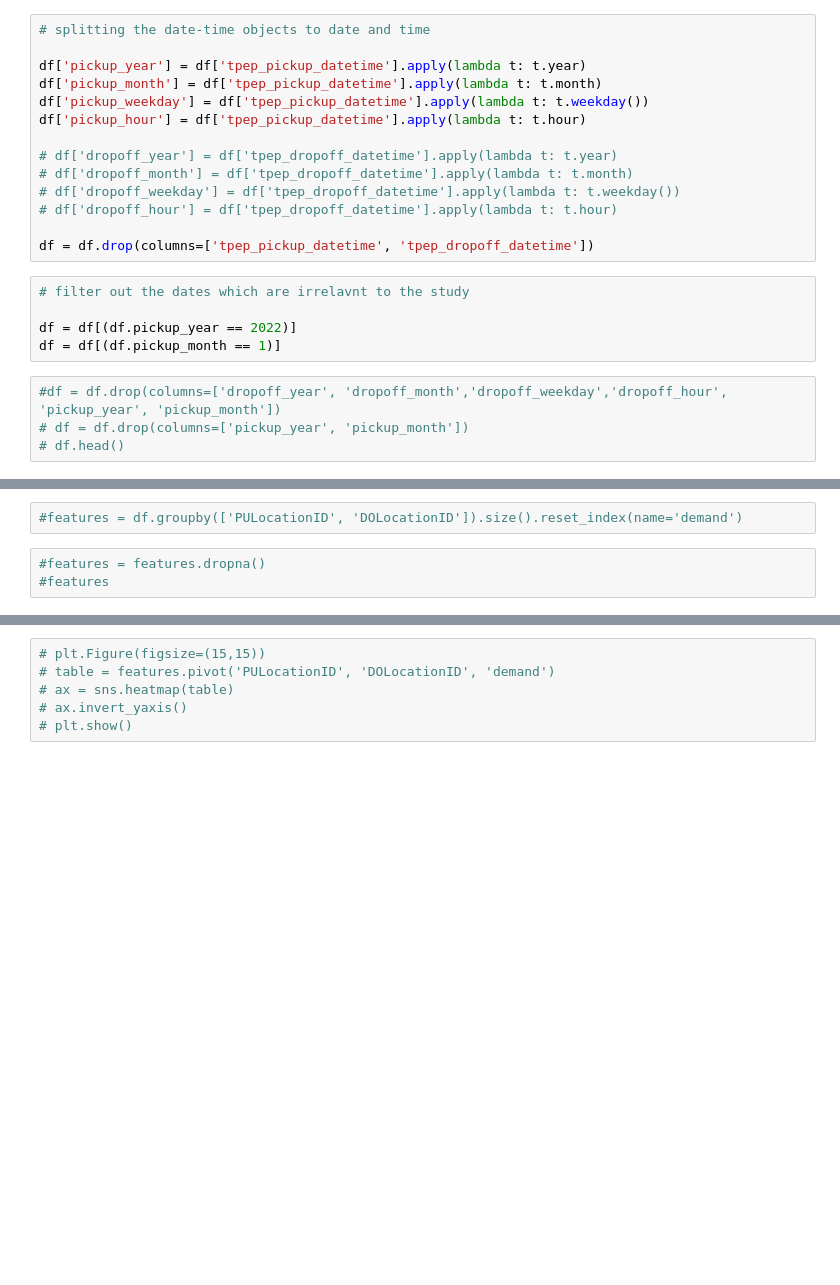
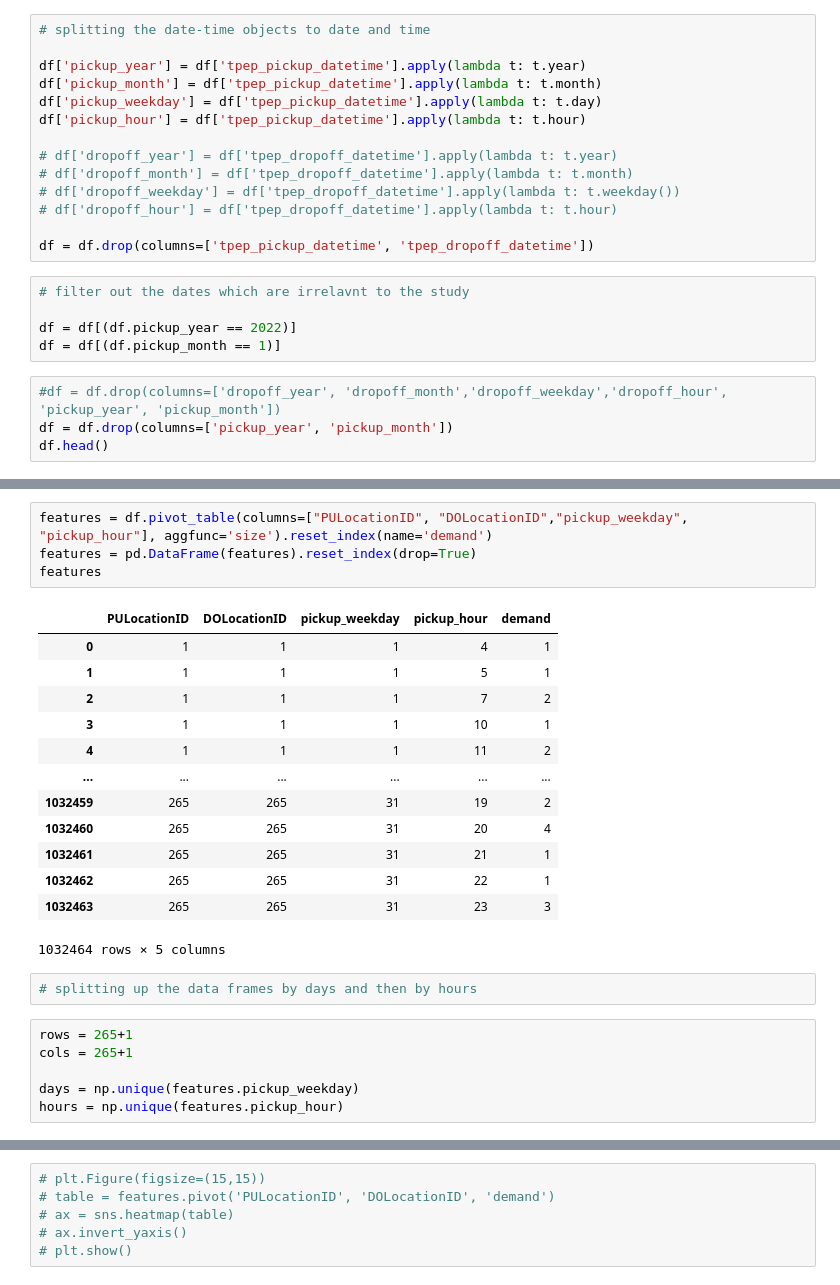
Before and after one commit to Anup8777/MobilityForecast, a Jupyter notebook: src/ST_maps.ipynb, the cells around one changed output, grey strips where cells are left out. Saved outputs shown, nothing was run; the diff lists cells and outputs as text; blank space fills up the shorter version.

```diff
--- a/src/ST_maps.ipynb
+++ b/src/ST_maps.ipynb
@@ -48,7 +55,7 @@ df.head(5)
 
 df['pickup_year'] = df['tpep_pickup_datetime'].apply(lambda t: t.year)
 df['pickup_month'] = df['tpep_pickup_datetime'].apply(lambda t: t.month)
-df['pickup_weekday'] = df['tpep_pickup_datetime'].apply(lambda t: t.weekday())
+df['pickup_weekday'] = df['tpep_pickup_datetime'].apply(lambda t: t.day)
 df['pickup_hour'] = df['tpep_pickup_datetime'].apply(lambda t: t.hour)
 
 # df['dropoff_year'] = df['tpep_dropoff_datetime'].apply(lambda t: t.year)
@@ -64,5 +71,5 @@ df = df[(df.pickup_year == 2022)]
 df = df[(df.pickup_month == 1)]
 # %%
 #df = df.drop(columns=['dropoff_year', 'dropoff_month','dropoff_weekday','dropoff_hour', 'pickup_year', 'pickup_month'])
-# df = df.drop(columns=['pickup_year', 'pickup_month'])
-# df.head()
+df = df.drop(columns=['pickup_year', 'pickup_month'])
+df.head()
@@ -69,5 +83,26 @@ df = df[(df.pickup_month == 1)]
 # %%
-#features = df.groupby(['PULocationID', 'DOLocationID']).size().reset_index(name='demand')
+features = df.pivot_table(columns=["PULocationID", "DOLocationID","pickup_weekday", "pickup_hour"], aggfunc='size').reset_index(name='demand')
+features = pd.DataFrame(features).reset_index(drop=True)
+features
+# %% [output]
+|  | PULocationID | DOLocationID | pickup_weekday | pickup_hour | demand |
+| 0 | 1 | 1 | 1 | 4 | 1 |
+| 1 | 1 | 1 | 1 | 5 | 1 |
+| 2 | 1 | 1 | 1 | 7 | 2 |
+| 3 | 1 | 1 | 1 | 10 | 1 |
+| 4 | 1 | 1 | 1 | 11 | 2 |
+| ... | ... | ... | ... | ... | ... |
+| 1032459 | 265 | 265 | 31 | 19 | 2 |
+| 1032460 | 265 | 265 | 31 | 20 | 4 |
+| 1032461 | 265 | 265 | 31 | 21 | 1 |
+| 1032462 | 265 | 265 | 31 | 22 | 1 |
+| 1032463 | 265 | 265 | 31 | 23 | 3 |
+1032464 rows × 5 columns
-# %%
-#features = features.dropna()
-#features
+# %%
+# splitting up the data frames by days and then by hours
+# %%
+rows = 265+1
+cols = 265+1
+
+days = np.unique(features.pickup_weekday)
+hours = np.unique(features.pickup_hour)
```
Also changed, not shown: parts of 7 cells of this notebook.
